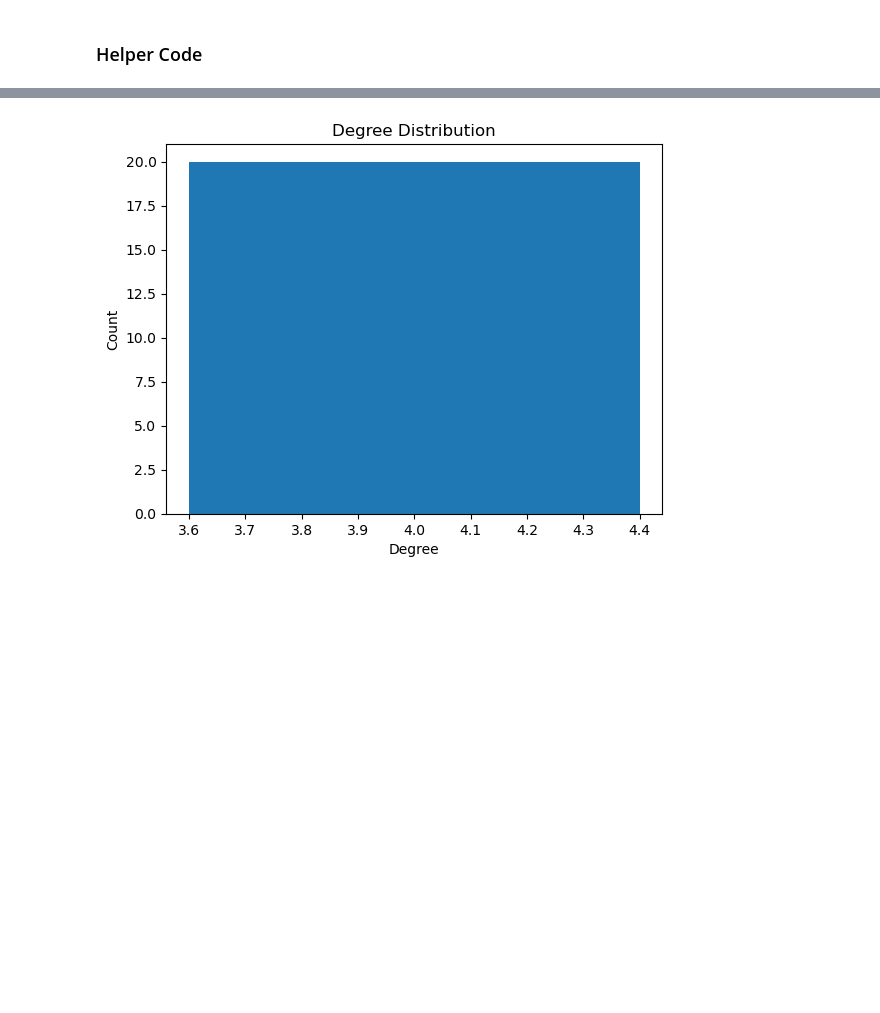
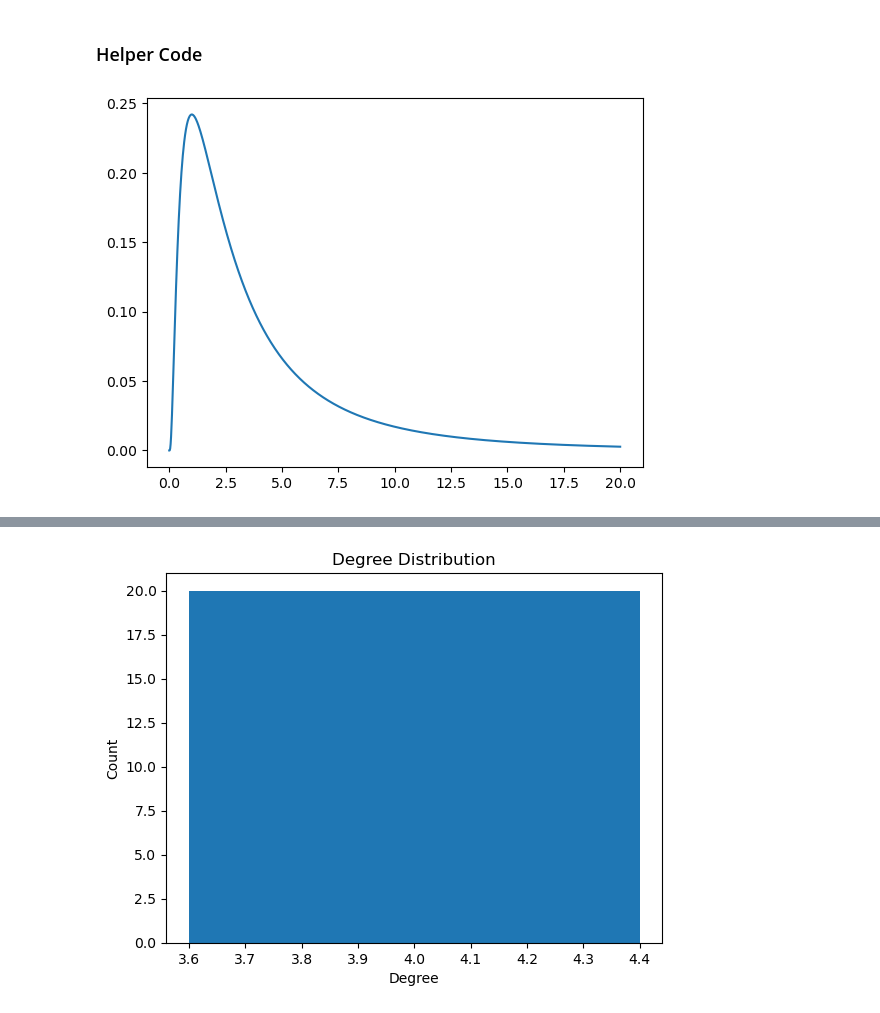
Before and after one commit to ethanp55/network_science, a Jupyter notebook: project1.ipynb, the cells around one changed output, grey strips where cells are left out. Cells and saved outputs as stored; diff of their text form; code cells hidden in the pictures; blank space fills up the shorter version.

```diff
--- a/project1.ipynb
+++ b/project1.ipynb
@@ -326,0 +352,10 @@ class Simulation:
+# %%
+# Default exposure duration distribution
+x = np.linspace(0, 20, 1000)
+mu, sigma = 1.0, 1.0
+pdf_values = lognorm.pdf(x, sigma, scale=np.exp(mu))
+
+plt.plot(x, pdf_values)
+plt.show()
+# %% [output]
+[figure, added]
```
Also changed, not shown: parts of 108 cells of this notebook, 3 other files.
